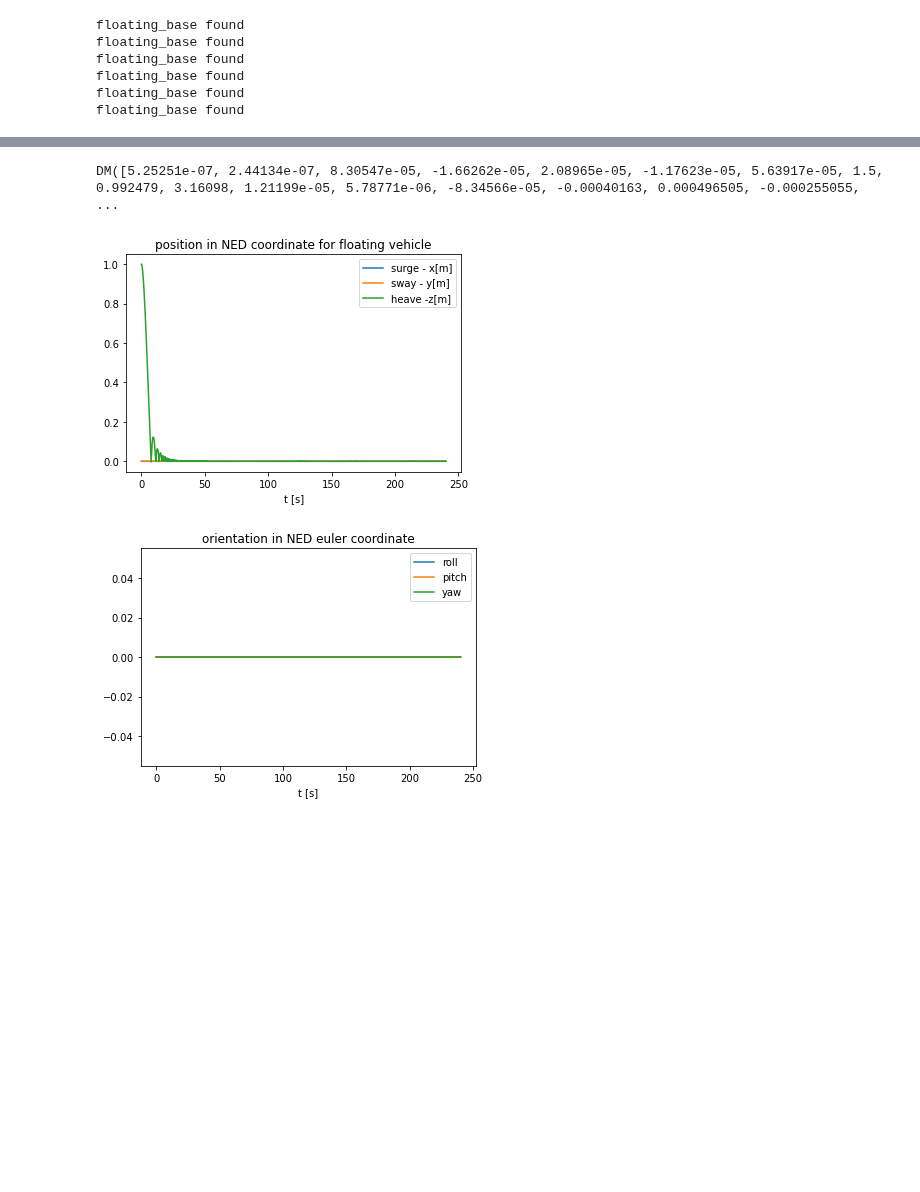
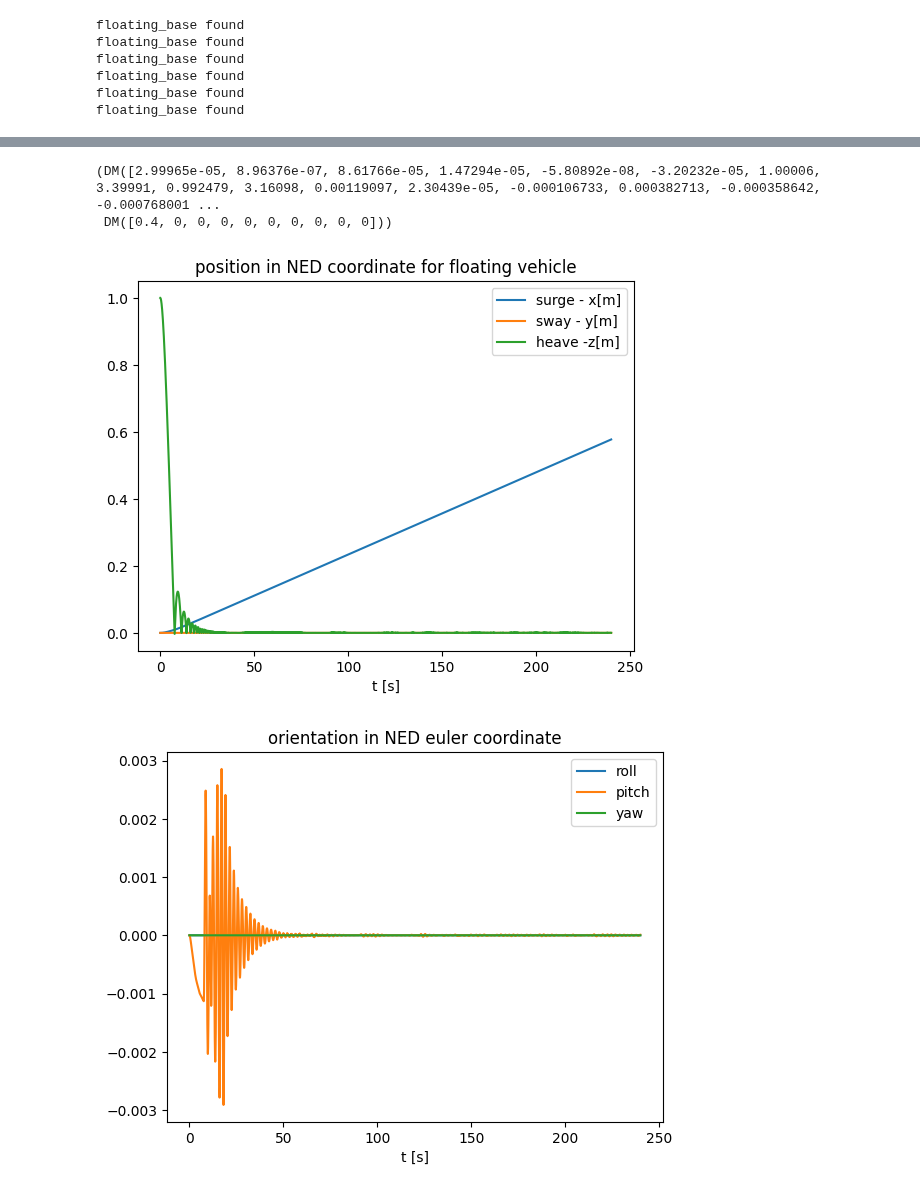
Before and after one commit to edxmorgan/diff_uvms, a Jupyter notebook: usage/example/uvms_forward_dynamics.ipynb, the cells around one changed output, grey strips where cells are left out. Saved outputs shown, nothing was run; the diff lists cells and outputs as text; code cells hidden in the pictures; blank space fills up the shorter version.

```diff
--- a/usage/example/uvms_forward_dynamics.ipynb
+++ b/usage/example/uvms_forward_dynamics.ipynb
@@ -14,7 +14,7 @@ x_next_coupled, states, u, dt, q_min, q_max, parameters_coupled, base_T, states_
                                                                                     floating_base_bias_f=b_F ,
                                                                                     J_uv = J_uv,
                                                                                     coupled=True)
-x_next_coupled_eval = cs.Function('UVMSnext_coupled', [states, u, dt, parameters_coupled, base_T ,q_min, q_max], [x_next_coupled])
+x_next_coupled_eval = cs.Function('UVMSnext_coupled', [states, u, dt, parameters_coupled, base_T ,q_min, q_max], [x_next_coupled, u_checks])
 
 
 # decoupled forward dynamics of uvms
@@ -24,7 +24,7 @@ x_next_decoupled, states, u, dt, q_min, q_max, parameters_decoupled, base_T, sta
                                                                                     J_uv = J_uv,
                                                                                     coupled=False)
 
-x_next_decoupled_eval = cs.Function('UVMSnext_decoupled', [states, u, dt, parameters_decoupled, base_T ,q_min, q_max], [x_next_decoupled])
+x_next_decoupled_eval = cs.Function('UVMSnext_decoupled', [states, u, dt, parameters_decoupled, base_T ,q_min, q_max], [x_next_decoupled, u_checks])
 
 
 
@@ -53,57 +51,80 @@ array([5.7, 3.4, 3.4, 5.7])
 # %%
-st_x0 = cs.vertcat(0,0,0, 0,0,0, 0.0, 1.5, 0.99245, 3.16073,   0, 0, 0, 0, 0, 0,  0.00751799, -0.0073626, 0.00281749, 0.0222385)
-u0 = cs.vertcat(0, 0, 0, 0, 0, 0, 0.0, -1.0, 0.0, 0.0)
+st_x0 = cs.vertcat(0,0,0, 0,0,0, 0.0, 3.4, 0.99245, 3.16073,   0, 0, 0, 0, 0, 0,  0.00751799, -0.0073626, 0.00281749, 0.0222385)
+u0 = cs.vertcat(0.0, 0, 0, 0, 0, 0, 0.0, 1.0, 0.0, 0.0)
 
 UVMSnext_use_coupled(True, st_x0, u0, alpha.delta_t, alpha.sim_p, alpha.base_T0, alpha.joint_min, alpha.joint_max)
 # %% [output]
-DM([5.25251e-07, 2.44134e-07, 8.30547e-05, -1.66262e-05, 2.08965e-05, -1.17623e-05, 5.63917e-05, 1.5, 0.992479, 3.16098, 1.21199e-05, 5.78771e-06, -8.34566e-05, -0.00040163, 0.000496505, -0.000255055, ...
+(DM([2.99965e-05, 8.96376e-07, 8.61766e-05, 1.47294e-05, -5.80892e-08, -3.20232e-05, 1.00006, 3.39991, 0.992479, 3.16098, 0.00119097, 2.30439e-05, -0.000106733, 0.000382713, -0.000358642, -0.000768001 ...
+ DM([0.4, 0, 0, 0, 0, 0, 0, 0, 0, 0]))
 # %%
 sim = x_next_decoupled_eval.mapaccum(alpha.N)
 x0 = np.array([0, 0, 1, 0, 0, 0, 0.0, 1.5, 0.05, 0.0, 0, 0, 0, 0, 0, 0, 0, 0, 0, 0]) #x y z r p y q0 q1 q2 q3 u v w p q r qd0 qd1 qd2 qd3 qd4
-u0 = np.array([0, 0.0, 0, 0, 0, 0, 0.1, 0, 0, 0])
+u0 = np.array([0.01, 0.0, 0, 0, 0, 0, 0.1, 0, 0, 0])
 res = sim(x0, u0, alpha.delta_t, alpha.sim_p,  alpha.base_T0, alpha.joint_min, alpha.joint_max)
 t = np.linspace(0, alpha.sim_n, alpha.N+1)
 
 
 # Create a figure and plot the data
 plt.figure()
-plt.plot(t, np.concatenate((np.array(x0).reshape((20,1)), res.toarray()), axis=1)[0:3,:].T)
+plt.plot(t, np.concatenate((np.array(x0).reshape((20,1)), res[0].toarray()), axis=1)[0:3,:].T)
 plt.legend(['surge - x[m]', 'sway - y[m]', 'heave -z[m]'])
 plt.title("position in NED coordinate for floating vehicle")
 plt.xlabel('t [s]')
 
 plt.figure()
-plt.plot(t, np.concatenate((np.array(x0).reshape((20,1)), res.toarray()), axis=1)[3:6,:].T)
+plt.plot(t, np.concatenate((np.array(x0).reshape((20,1)), res[0].toarray()), axis=1)[3:6,:].T)
 plt.legend(['roll', 'pitch', 'yaw'])
 plt.title("orientation in NED euler coordinate")
 plt.xlabel('t [s]')
 
 plt.figure()
-plt.plot(t, np.concatenate((np.array(x0).reshape((20,1)), res.toarray()), axis=1)[6:10,:].T)
+plt.plot(t, np.concatenate((np.array(x0).reshape((20,1)), res[0].toarray()), axis=1)[6:10,:].T)
 plt.legend(['q0', 'q1', 'q2', 'q3'])
 plt.title("positions for manipulator")
 plt.xlabel('t [s]')
 
 plt.figure()
-plt.plot(t, np.concatenate((np.array(x0).reshape((20,1)), res.toarray()), axis=1)[10:13,:].T)
+plt.plot(t, np.concatenate((np.array(x0).reshape((20,1)), res[0].toarray()), axis=1)[10:13,:].T)
 plt.legend(['u', 'v', 'w'])
 plt.xlabel('t[s]')
 plt.title("linear velocity in body coordinate")
 plt.show()
 
 plt.figure()
-plt.plot(t, np.concatenate((np.array(x0).reshape((20,1)), res.toarray()), axis=1)[13:16,:].T)
+plt.plot(t, np.concatenate((np.array(x0).reshape((20,1)), res[0].toarray()), axis=1)[13:16,:].T)
 plt.legend(['p', 'q', 'r'])
 plt.xlabel('t[s]')
 plt.title("rotational velocity in body coordinate")
 plt.show()
 
 plt.figure()
-plt.plot(t, np.concatenate((np.array(x0).reshape((20,1)), res.toarray()), axis=1)[16:20,:].T)
+plt.plot(t, np.concatenate((np.array(x0).reshape((20,1)), res[0].toarray()), axis=1)[16:20,:].T)
 plt.legend(['dq0', 'dq1', 'dq2', 'dq3'])
 plt.xlabel('t[s]')
 plt.title("linear velocity in manipulator joints")
 plt.show()
+
+plt.figure()
+plt.plot(t, np.concatenate((np.array(u0).reshape((10,1)), res[1].toarray()), axis=1)[0:3,:].T)
+plt.legend(['ux', 'uy', 'uz'])
+plt.xlabel('t[s]')
+plt.title("forces on vehicle")
+plt.show()
+
+
+plt.figure()
+plt.plot(t, np.concatenate((np.array(u0).reshape((10,1)), res[1].toarray()), axis=1)[3:6,:].T)
+plt.legend(['uu', 'uv', 'uw'])
+plt.xlabel('t[s]')
+plt.title("moments on vehicle")
+plt.show()
+
+plt.figure()
+plt.plot(t, np.concatenate((np.array(u0).reshape((10,1)), res[1].toarray()), axis=1)[6:10,:].T)
+plt.legend(['u0', 'u1', 'u2', 'u3'])
+plt.xlabel('t[s]')
+plt.title("torques at manipulator joints")
+plt.show()
 # %% [output]
-[figure, old version]
+[figure, new version]
-[figure, old version]
+[figure, new version]
```
Also changed, not shown: parts of 4 cells of this notebook.
